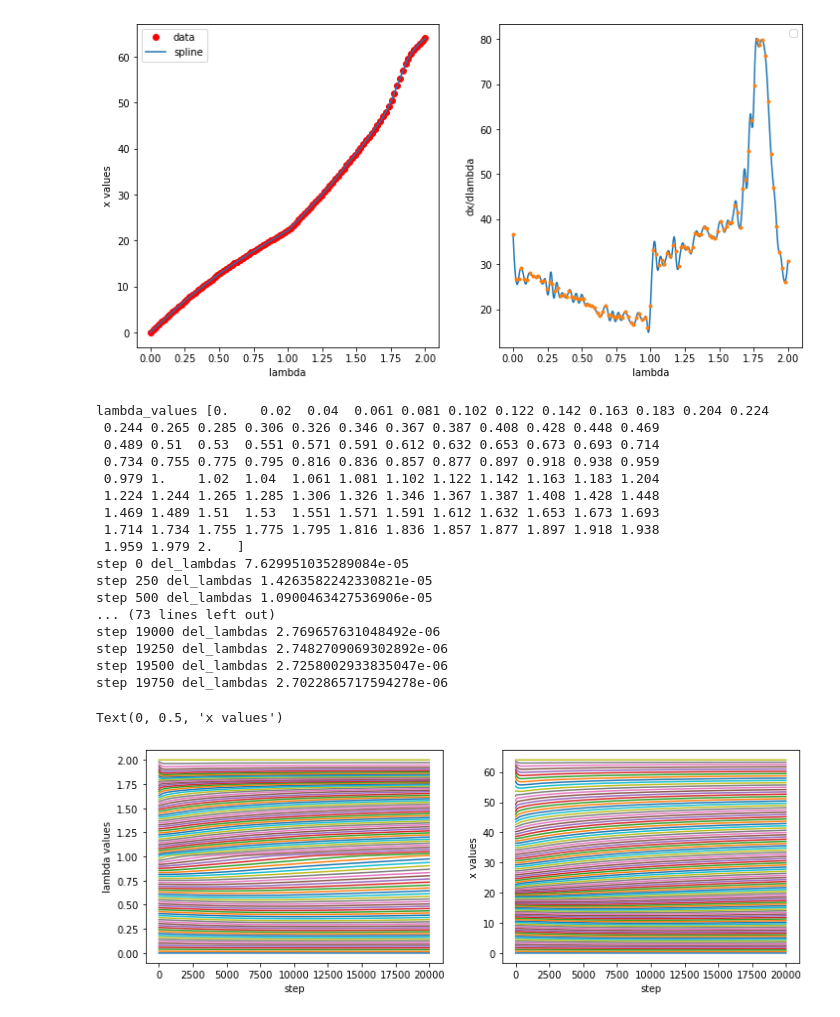
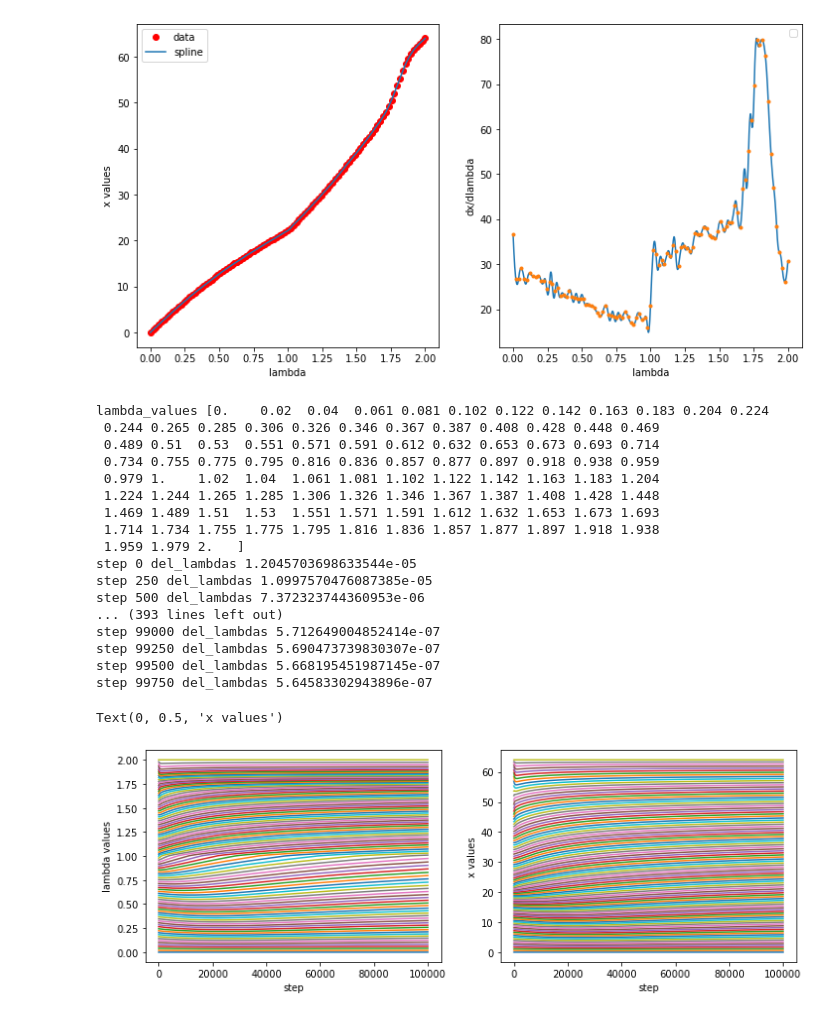
Before and after one commit to yabmtm/Moonshot2, a Jupyter notebook: scripts/optimize-coul-vdW-lambdas-x11294_L-RUN0.ipynb, the cells around one changed output. Drawn from its saved outputs; the diff is of its cells as text; code cells hidden in the pictures.

```diff
--- a/scripts/optimize-coul-vdW-lambdas-x11294_L-RUN0.ipynb
+++ b/scripts/optimize-coul-vdW-lambdas-x11294_L-RUN0.ipynb
@@ -333,10 +333,11 @@ Text(0.5, 0, 'lambda')
 # Let's try a steepest descent algorithm like the kind I wrote up in "math-gradient-descent-2021-05-07.pdf"
 
 # run the algorithm some fixed number of steps, or until some tolerance is reached
-nsteps = 20000
+nsteps = 100000
 tol = 1e-7  # stop if the lambdas dont change within this tolerance
 
-alpha = 2e-5  # gradient descent step size
+alpha = 1e-5  # gradient descent step size
+max_del_lambda = 0.0001   # the minimization step limited to this as a maximum change
 
 VERBOSE = False
 print_every = 250
@@ -354,10 +355,20 @@ for step in range(nsteps):
 
     # perform a steepest descent step
     new_lambdas = np.zeros( old_lambdas.shape )
-    new_lambdas[0] = old_lambdas[0]  # fix the \lambda = 0 endpoint
-    for i in range(1, (nlambdas-1)):
-        new_lambdas[i] = old_lambdas[i] - alpha*2.0*y_spl_1d(old_lambdas[i])*( 2.0*y_spl(old_lambdas[i]) - y_spl(old_lambdas[i-1]) - y_spl(old_lambdas[i+1]))
-    new_lambdas[nlambdas-1] = old_lambdas[nlambdas-1]  # fix the \lambda = 1 endpoint
+    del_lambdas = np.zeros( old_lambdas.shape )
+    del_lambdas[0] = 0.0   # fix the \lambda = 0 endpoint
+    del_lambdas[nlambdas-1] = 0.0  # fix the \lambda = 1 endpoint
+
+    if False:  # do in a loop (SLOW!)
+        for i in range(1, (nlambdas-1)):
+            del_lambdas[i] = -1.0*alpha*2.0*y_spl_1d(old_lambdas[i])*( 2.0*y_spl(old_lambdas[i]) - y_spl(old_lambdas[i-1]) - y_spl(old_lambdas[i+1]))
+    else:   # do as a vector operation (FAST!)
+        y_all = y_spl(old_lambdas)
+        yh, yi, yj = y_all[0:nlambdas-2], y_all[1:nlambdas-1], y_all[2:nlambdas]
+        del_lambdas[1:nlambdas-1] = -1.0*alpha*2.0*y_spl_1d(old_lambdas[1:nlambdas-1])*( 2.0*yi - yh - yj)
+    if abs(np.max(del_lambdas)) > max_del_lambda:
+        del_lambdas[1:nlambdas-1] = del_lambdas[1:nlambdas-1]*max_del_lambda/np.max(del_lambdas)
+    new_lambdas = old_lambdas + del_lambdas
 
     # record the average change in the lambdas
     del_lambdas = np.abs(old_lambdas - new_lambdas).mean()
@@ -367,42 +378,42 @@ for step in range(nsteps):
         print('Tolerance has been reached: del_lambdas =', del_lambdas, '< tol =', tol)
         break
 
     old_lambdas = new_lambdas
 
 # Plot the results
 plt.figure(figsize=(12,4))
 
 plt.subplot(1,2,1)
 for i in range(nlambdas):
     plt.plot(range(step), traj_lambdas[i,0:step], '-')
 plt.xlabel('step')
 plt.ylabel('lambda values')
 
 plt.subplot(1,2,2)
 for i in range(nlambdas):
     plt.plot(range(step), y_spl(traj_lambdas[i,0:step]), '-')
 plt.xlabel('step')
 plt.ylabel('x values')
 # %% [output]
 lambda_values [0.    0.02  0.04  0.061 0.081 0.102 0.122 0.142 0.163 0.183 0.204 0.224
  0.244 0.265 0.285 0.306 0.326 0.346 0.367 0.387 0.408 0.428 0.448 0.469
  0.489 0.51  0.53  0.551 0.571 0.591 0.612 0.632 0.653 0.673 0.693 0.714
  0.734 0.755 0.775 0.795 0.816 0.836 0.857 0.877 0.897 0.918 0.938 0.959
  0.979 1.    1.02  1.04  1.061 1.081 1.102 1.122 1.142 1.163 1.183 1.204
  1.224 1.244 1.265 1.285 1.306 1.326 1.346 1.367 1.387 1.408 1.428 1.448
  1.469 1.489 1.51  1.53  1.551 1.571 1.591 1.612 1.632 1.653 1.673 1.693
  1.714 1.734 1.755 1.775 1.795 1.816 1.836 1.857 1.877 1.897 1.918 1.938
  1.959 1.979 2.   ]
-step 0 del_lambdas 7.629951035289084e-05
-step 250 del_lambdas 1.4263582242330821e-05
-step 500 del_lambdas 1.0900463427536906e-05
-... (73 lines left out)
-step 19000 del_lambdas 2.769657631048492e-06
-step 19250 del_lambdas 2.7482709069302892e-06
-step 19500 del_lambdas 2.7258002933835047e-06
-step 19750 del_lambdas 2.7022865717594278e-06
+step 0 del_lambdas 1.2045703698633544e-05
+step 250 del_lambdas 1.0997570476087385e-05
+step 500 del_lambdas 7.372323744360953e-06
+... (393 lines left out)
+step 99000 del_lambdas 5.712649004852414e-07
+step 99250 del_lambdas 5.690473739830307e-07
+step 99500 del_lambdas 5.668195451987145e-07
+step 99750 del_lambdas 5.64583302943896e-07
 Text(0, 0.5, 'x values')
-[figure, old version]
+[figure, new version]
 # %%
 
 plt.figure(figsize=(12,4))
```
Also changed, not shown: parts of 2 cells of this notebook, 1 other file.
